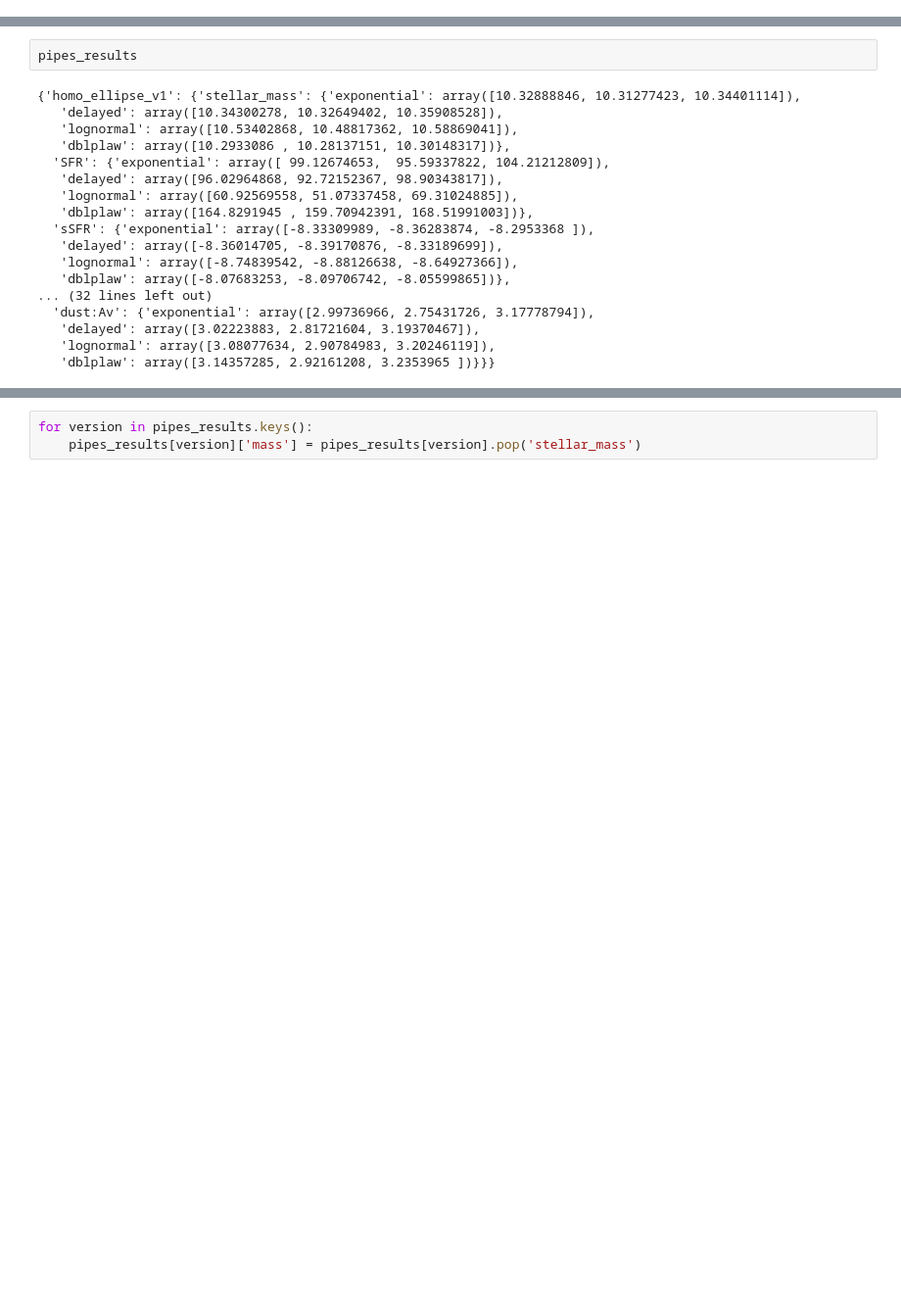
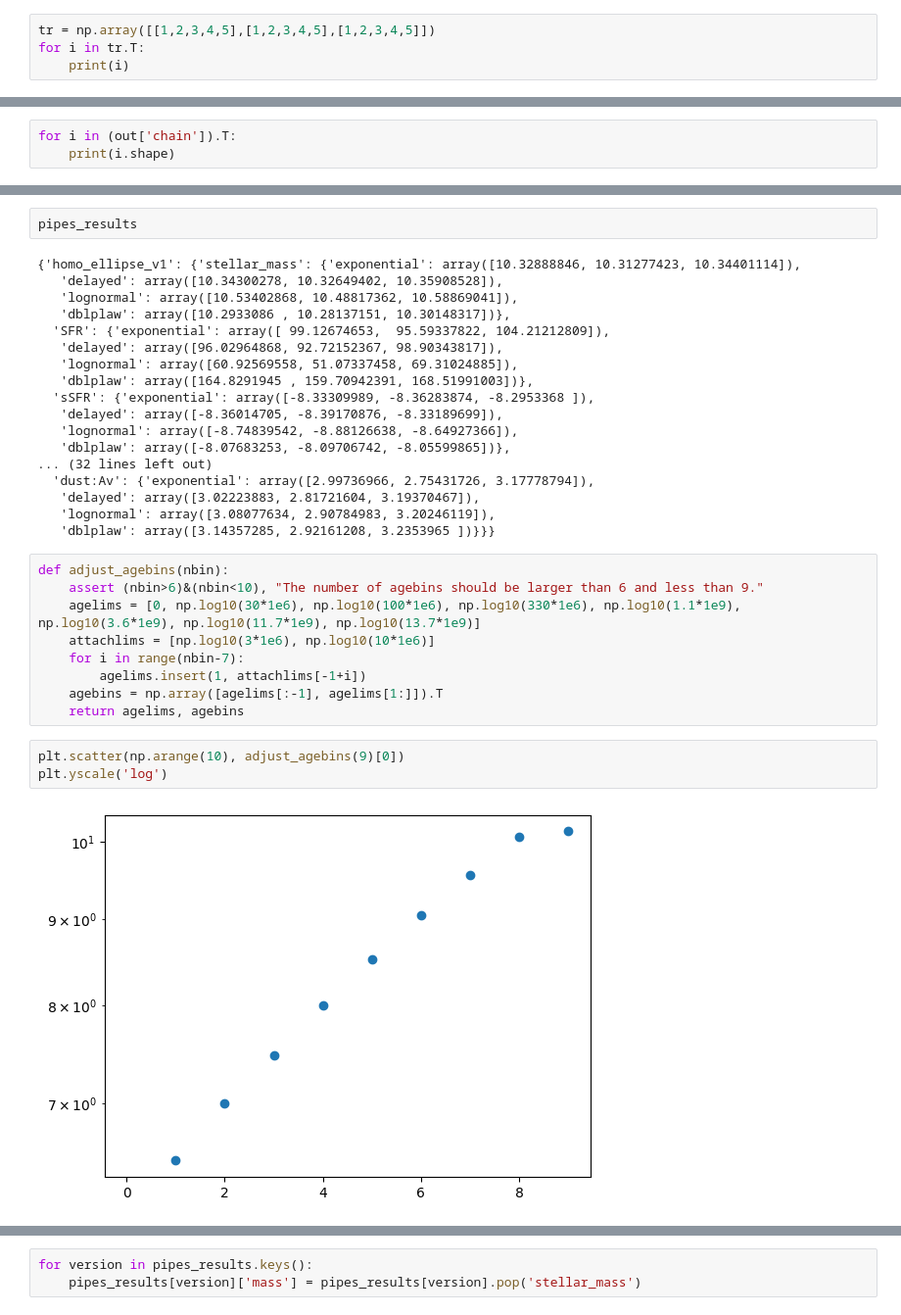
Before and after one commit to SunnySco/giant-nebula, a Jupyter notebook: OII_emitter/SED_fitting/code/SED_fitting_Prospector.ipynb, the cells around one changed output, grey strips where cells are left out. Shown at 98% size. Cells and saved outputs as stored; diff of their text form; blank space fills up the shorter version.

```diff
--- a/OII_emitter/SED_fitting/code/SED_fitting_Prospector.ipynb
+++ b/OII_emitter/SED_fitting/code/SED_fitting_Prospector.ipynb
@@ -184,0 +232,4 @@ out['run_params']
+# %%
+tr = np.array([[1,2,3,4,5],[1,2,3,4,5],[1,2,3,4,5]])
+for i in tr.T:
+    print(i)
@@ -184,0 +242,3 @@ out['run_params']
+# %%
+for i in (out['chain']).T:
+    print(i.shape)
@@ -437,3 +574,17 @@ pipes_results
    'delayed': array([3.02223883, 2.81721604, 3.19370467]),
    'lognormal': array([3.08077634, 2.90784983, 3.20246119]),
    'dblplaw': array([3.14357285, 2.92161208, 3.2353965 ])}}}
+# %%
+def adjust_agebins(nbin):
+    assert (nbin>6)&(nbin<10), "The number of agebins should be larger than 6 and less than 9."
+    agelims = [0, np.log10(30*1e6), np.log10(100*1e6), np.log10(330*1e6), np.log10(1.1*1e9), np.log10(3.6*1e9), np.log10(11.7*1e9), np.log10(13.7*1e9)]
+    attachlims = [np.log10(3*1e6), np.log10(10*1e6)]
+    for i in range(nbin-7):
+        agelims.insert(1, attachlims[-1+i])
+    agebins = np.array([agelims[:-1], agelims[1:]]).T
+    return agelims, agebins
+# %%
+plt.scatter(np.arange(10), adjust_agebins(9)[0])
+plt.yscale('log')
+# %% [output]
+[figure, added]
```
Also changed, not shown: parts of 44 cells of this notebook, 8 other files.
